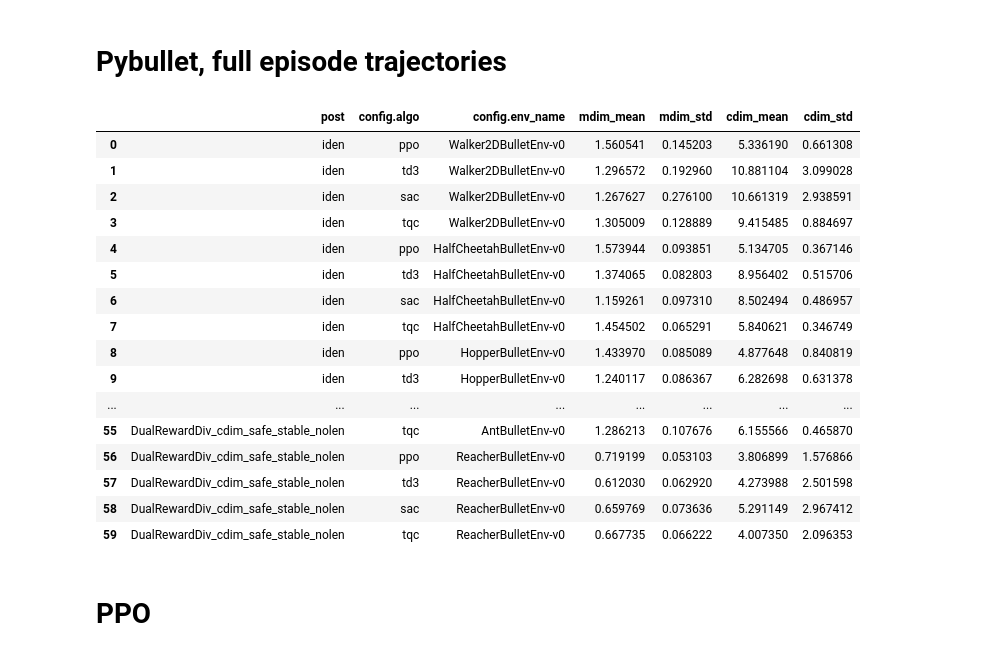
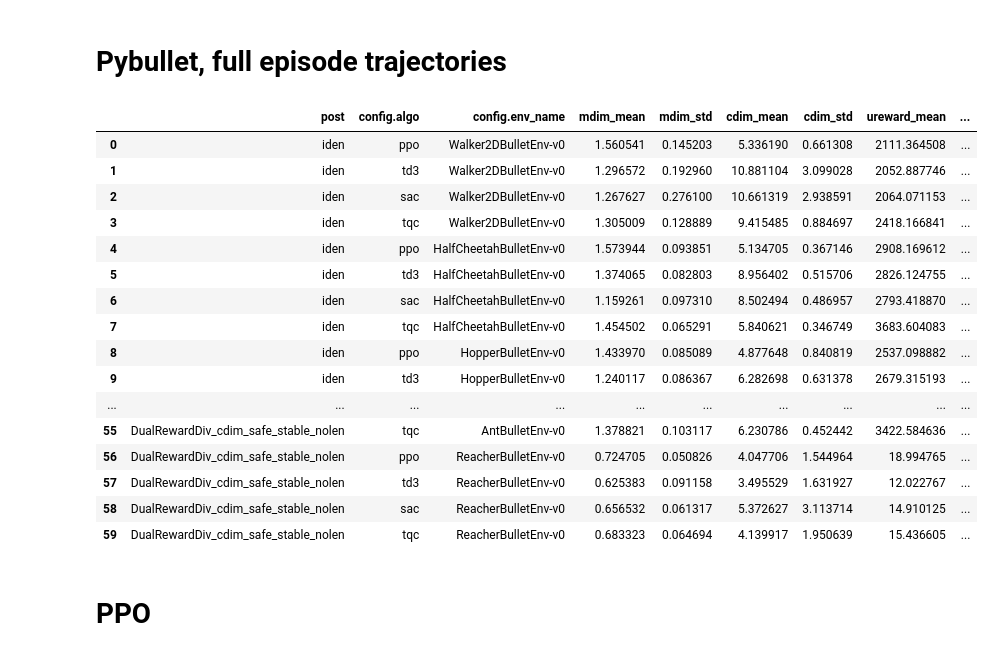
Before and after one commit to sgillen/policy_refinement, a Jupyter notebook: load_ars_zoo.ipynb, the cells around one changed output. Cells and saved outputs as stored; diff of their text form; code cells hidden in the pictures.

```diff
--- a/load_ars_zoo.ipynb
+++ b/load_ars_zoo.ipynb
@@ -205,28 +205,28 @@ display(df.loc[(df['config.algo'] == algo) & (df['post'] == 'cdim_div_stable')])
 # %%
 import pandas as pd
 #file_name = "keepers/full_len_dim.csv"
-file_name = "keepers/bullet_but_it_works.csv"
+file_name = "keep_csv/bullet_works_rewards.csv"
 
-df = pd.read_csv(file_name)[['post', 'config.algo', 'config.env_name', 'mdim_mean', 'mdim_std', 'cdim_mean', 'cdim_std']]
+df = pd.read_csv(file_name)[['post', 'config.algo', 'config.env_name', 'mdim_mean', 'mdim_std', 'cdim_mean', 'cdim_std','ureward_mean', 'ureward_std']]
 df
 # %% [output]
-|  | post | config.algo | config.env_name | mdim_mean | mdim_std | cdim_mean | cdim_std |
-| 0 | iden | ppo | Walker2DBulletEnv-v0 | 1.560541 | 0.145203 | 5.336190 | 0.661308 |
-| 1 | iden | td3 | Walker2DBulletEnv-v0 | 1.296572 | 0.192960 | 10.881104 | 3.099028 |
-| 2 | iden | sac | Walker2DBulletEnv-v0 | 1.267627 | 0.276100 | 10.661319 | 2.938591 |
-| 3 | iden | tqc | Walker2DBulletEnv-v0 | 1.305009 | 0.128889 | 9.415485 | 0.884697 |
-| 4 | iden | ppo | HalfCheetahBulletEnv-v0 | 1.573944 | 0.093851 | 5.134705 | 0.367146 |
-| 5 | iden | td3 | HalfCheetahBulletEnv-v0 | 1.374065 | 0.082803 | 8.956402 | 0.515706 |
-| 6 | iden | sac | HalfCheetahBulletEnv-v0 | 1.159261 | 0.097310 | 8.502494 | 0.486957 |
-| 7 | iden | tqc | HalfCheetahBulletEnv-v0 | 1.454502 | 0.065291 | 5.840621 | 0.346749 |
-| 8 | iden | ppo | HopperBulletEnv-v0 | 1.433970 | 0.085089 | 4.877648 | 0.840819 |
-| 9 | iden | td3 | HopperBulletEnv-v0 | 1.240117 | 0.086367 | 6.282698 | 0.631378 |
-| ... | ... | ... | ... | ... | ... | ... | ... |
-| 55 | DualRewardDiv_cdim_safe_stable_nolen | tqc | AntBulletEnv-v0 | 1.286213 | 0.107676 | 6.155566 | 0.465870 |
-| 56 | DualRewardDiv_cdim_safe_stable_nolen | ppo | ReacherBulletEnv-v0 | 0.719199 | 0.053103 | 3.806899 | 1.576866 |
-| 57 | DualRewardDiv_cdim_safe_stable_nolen | td3 | ReacherBulletEnv-v0 | 0.612030 | 0.062920 | 4.273988 | 2.501598 |
-| 58 | DualRewardDiv_cdim_safe_stable_nolen | sac | ReacherBulletEnv-v0 | 0.659769 | 0.073636 | 5.291149 | 2.967412 |
-| 59 | DualRewardDiv_cdim_safe_stable_nolen | tqc | ReacherBulletEnv-v0 | 0.667735 | 0.066222 | 4.007350 | 2.096353 |
+|  | post | config.algo | config.env_name | mdim_mean | mdim_std | cdim_mean | cdim_std | ureward_mean | ... |
+| 0 | iden | ppo | Walker2DBulletEnv-v0 | 1.560541 | 0.145203 | 5.336190 | 0.661308 | 2111.364508 | ... |
+| 1 | iden | td3 | Walker2DBulletEnv-v0 | 1.296572 | 0.192960 | 10.881104 | 3.099028 | 2052.887746 | ... |
+| 2 | iden | sac | Walker2DBulletEnv-v0 | 1.267627 | 0.276100 | 10.661319 | 2.938591 | 2064.071153 | ... |
+| 3 | iden | tqc | Walker2DBulletEnv-v0 | 1.305009 | 0.128889 | 9.415485 | 0.884697 | 2418.166841 | ... |
+| 4 | iden | ppo | HalfCheetahBulletEnv-v0 | 1.573944 | 0.093851 | 5.134705 | 0.367146 | 2908.169612 | ... |
+| 5 | iden | td3 | HalfCheetahBulletEnv-v0 | 1.374065 | 0.082803 | 8.956402 | 0.515706 | 2826.124755 | ... |
+| 6 | iden | sac | HalfCheetahBulletEnv-v0 | 1.159261 | 0.097310 | 8.502494 | 0.486957 | 2793.418870 | ... |
+| 7 | iden | tqc | HalfCheetahBulletEnv-v0 | 1.454502 | 0.065291 | 5.840621 | 0.346749 | 3683.604083 | ... |
+| 8 | iden | ppo | HopperBulletEnv-v0 | 1.433970 | 0.085089 | 4.877648 | 0.840819 | 2537.098882 | ... |
+| 9 | iden | td3 | HopperBulletEnv-v0 | 1.240117 | 0.086367 | 6.282698 | 0.631378 | 2679.315193 | ... |
+| ... | ... | ... | ... | ... | ... | ... | ... | ... | ... |
+| 55 | DualRewardDiv_cdim_safe_stable_nolen | tqc | AntBulletEnv-v0 | 1.378821 | 0.103117 | 6.230786 | 0.452442 | 3422.584636 | ... |
+| 56 | DualRewardDiv_cdim_safe_stable_nolen | ppo | ReacherBulletEnv-v0 | 0.724705 | 0.050826 | 4.047706 | 1.544964 | 18.994765 | ... |
+| 57 | DualRewardDiv_cdim_safe_stable_nolen | td3 | ReacherBulletEnv-v0 | 0.625383 | 0.091158 | 3.495529 | 1.631927 | 12.022767 | ... |
+| 58 | DualRewardDiv_cdim_safe_stable_nolen | sac | ReacherBulletEnv-v0 | 0.656532 | 0.061317 | 5.372627 | 3.113714 | 14.910125 | ... |
+| 59 | DualRewardDiv_cdim_safe_stable_nolen | tqc | ReacherBulletEnv-v0 | 0.683323 | 0.064694 | 4.139917 | 1.950639 | 15.436605 | ... |
 # %% [markdown]
 # PPO
 # %%
```
Also changed, not shown: parts of 2 cells of this notebook, 1 other file.
